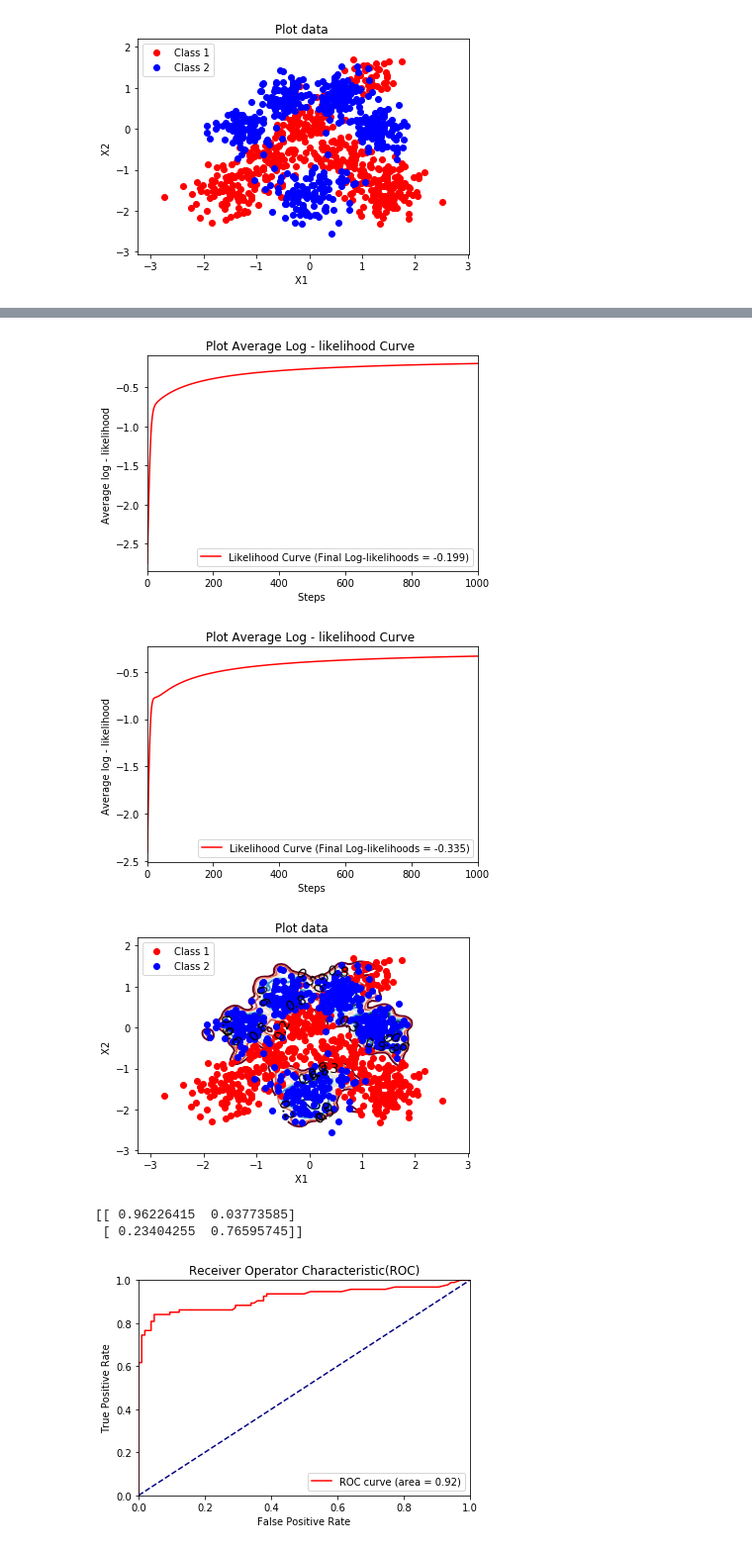
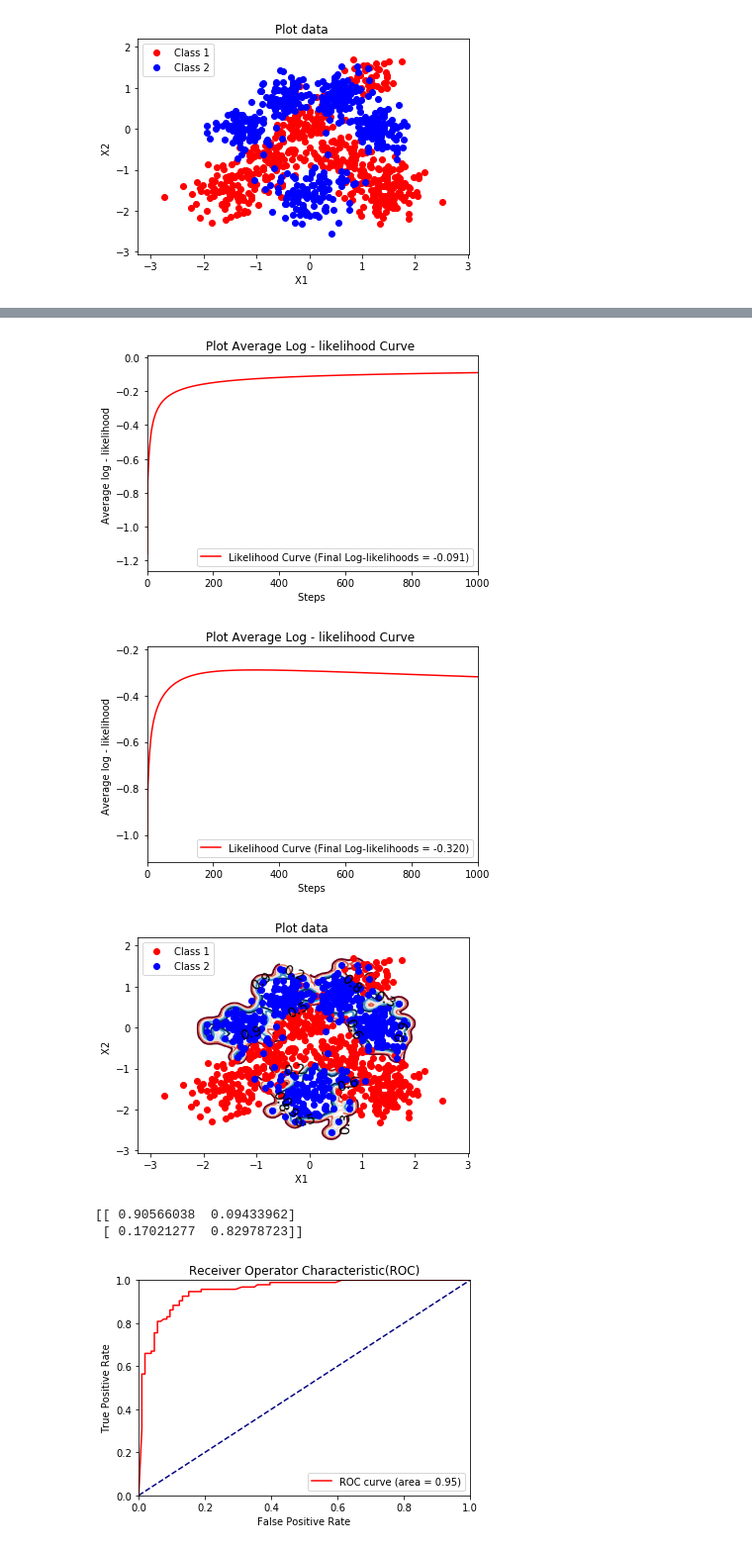
Before and after one commit to wtywty5ty/MLSALT1_CW1, a Jupyter notebook: CW1.ipynb, the cells around one changed output, grey strips where cells are left out. Shown at 99% size. Saved outputs shown, nothing was run; the diff lists cells and outputs as text; code cells hidden in the pictures.

```diff
--- a/CW1.ipynb
+++ b/CW1.ipynb
@@ -45,7 +45,7 @@ class Logistic(object):
     def gradAscent(self, weights, learnRate):
         s = self.sigmoid(weights)
         gradient = np.dot(self.X_aug.T, np.subtract(self.labels, s))
-        weights = weights + learnRate * (gradient - weights)
+        weights = weights + learnRate * gradient
         return weights
 
     def train(self, learnRate, iterations):
@@ -180,12 +180,12 @@ RBF_test(0.01, 0.001, 100)
 # %%
-RBF_test(0.1, 0.001, 1000)
+RBF_test(0.1, 0.01, 1000)
 # %% [output]
-[figure, old version]
+[figure, new version]
-[figure, old version]
+[figure, new version]
-[figure, old version]
+[figure, new version]
-[[ 0.96226415  0.03773585]
- [ 0.23404255  0.76595745]]
+[[ 0.90566038  0.09433962]
+ [ 0.17021277  0.82978723]]
-[figure, old version]
+[figure, new version]
 # %%
 RBF_test(1, 0.0001, 1000)
 # %% [output]
```
Also changed, not shown: parts of 10 cells of this notebook.
